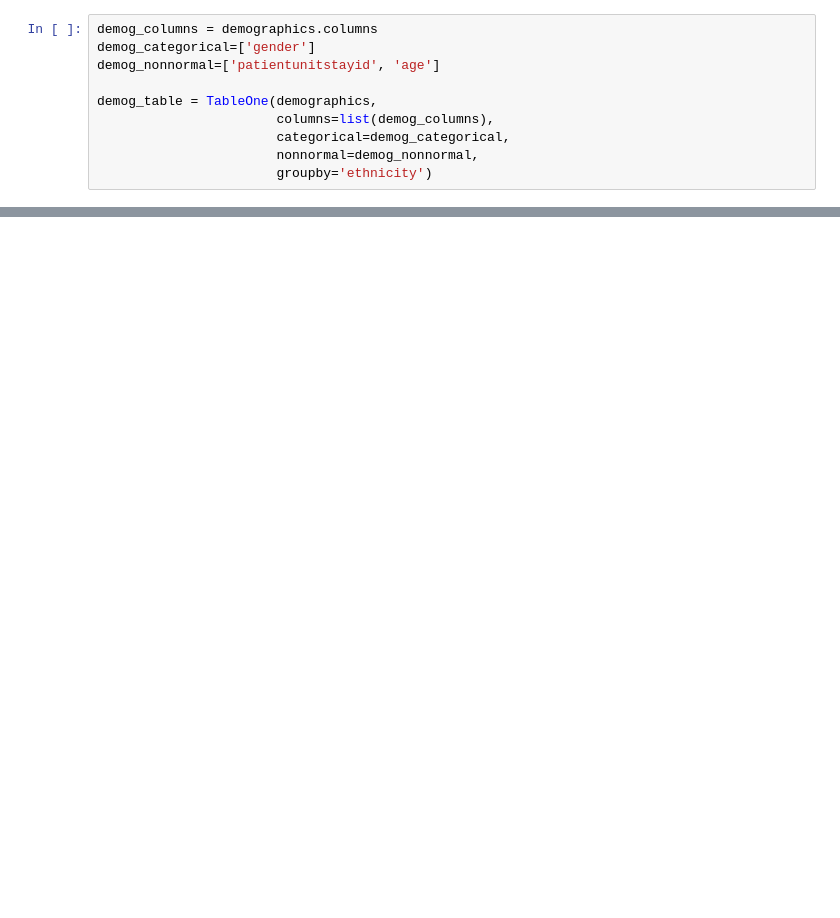
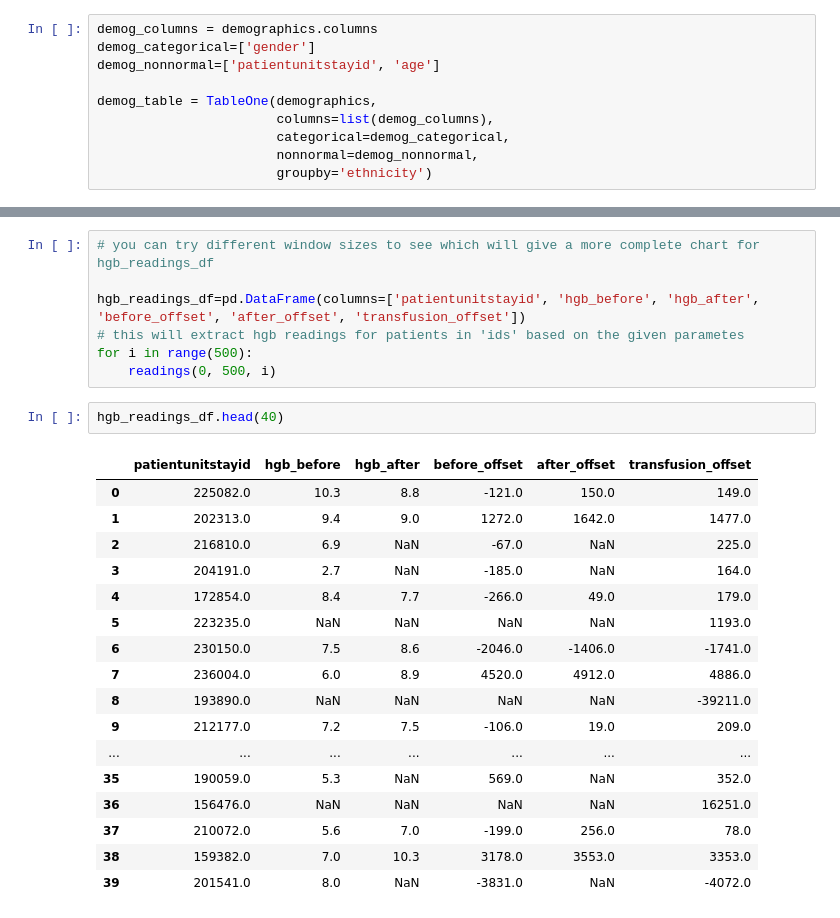
Before and after one commit to jhn-nt/hcrbct, a Jupyter notebook: bench.ipynb, the cells around one changed output, grey strips where cells are left out. Saved outputs shown, nothing was run; the diff lists cells and outputs as text; blank space fills up the shorter version.

```diff
--- a/bench.ipynb
+++ b/bench.ipynb
@@ -148,0 +194,27 @@ demog_table
+# %%
+# you can try different window sizes to see which will give a more complete chart for hgb_readings_df
+
+hgb_readings_df=pd.DataFrame(columns=['patientunitstayid', 'hgb_before', 'hgb_after', 'before_offset', 'after_offset', 'transfusion_offset'])
+# this will extract hgb readings for patients in 'ids' based on the given parametes
+for i in range(500):
+    readings(0, 500, i)
+# %%
+hgb_readings_df.head(40)
+# %% [output]
+|  | patientunitstayid | hgb_before | hgb_after | before_offset | after_offset | transfusion_offset |
+| 0 | 225082.0 | 10.3 | 8.8 | -121.0 | 150.0 | 149.0 |
+| 1 | 202313.0 | 9.4 | 9.0 | 1272.0 | 1642.0 | 1477.0 |
+| 2 | 216810.0 | 6.9 | NaN | -67.0 | NaN | 225.0 |
+| 3 | 204191.0 | 2.7 | NaN | -185.0 | NaN | 164.0 |
+| 4 | 172854.0 | 8.4 | 7.7 | -266.0 | 49.0 | 179.0 |
+| 5 | 223235.0 | NaN | NaN | NaN | NaN | 1193.0 |
+| 6 | 230150.0 | 7.5 | 8.6 | -2046.0 | -1406.0 | -1741.0 |
+| 7 | 236004.0 | 6.0 | 8.9 | 4520.0 | 4912.0 | 4886.0 |
+| 8 | 193890.0 | NaN | NaN | NaN | NaN | -39211.0 |
+| 9 | 212177.0 | 7.2 | 7.5 | -106.0 | 19.0 | 209.0 |
+| ... | ... | ... | ... | ... | ... | ... |
+| 35 | 190059.0 | 5.3 | NaN | 569.0 | NaN | 352.0 |
+| 36 | 156476.0 | NaN | NaN | NaN | NaN | 16251.0 |
+| 37 | 210072.0 | 5.6 | 7.0 | -199.0 | 256.0 | 78.0 |
+| 38 | 159382.0 | 7.0 | 10.3 | 3178.0 | 3553.0 | 3353.0 |
+| 39 | 201541.0 | 8.0 | NaN | -3831.0 | NaN | -4072.0 |
```
Also changed, not shown: parts of 19 cells of this notebook.
